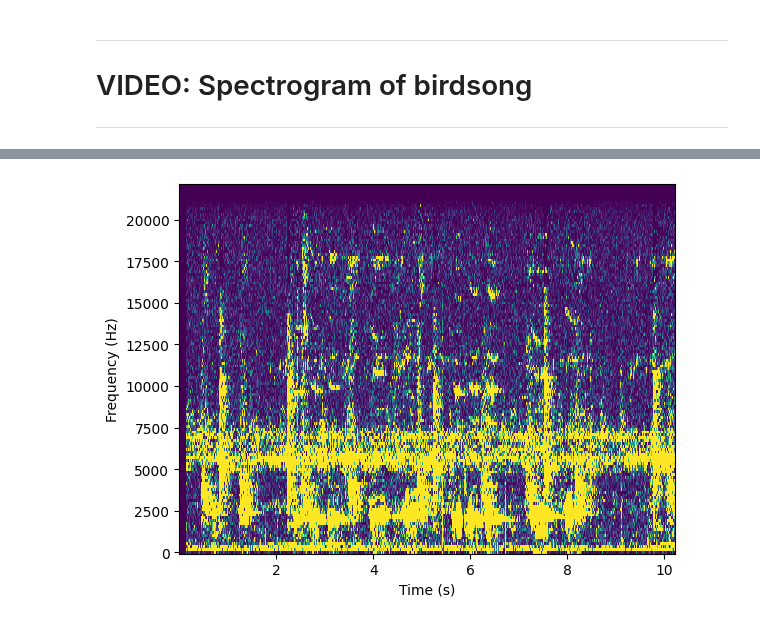
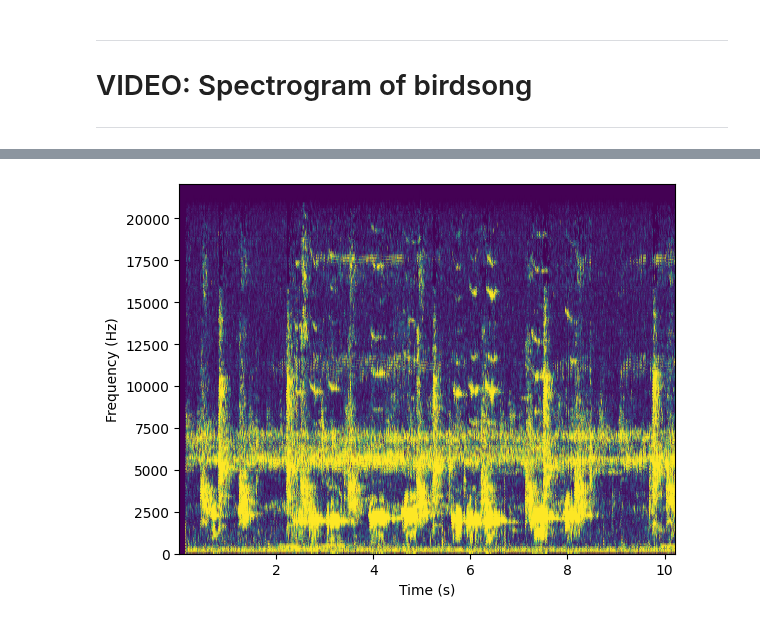
Before and after one commit to marzzelo/SignalProcessing, a Jupyter notebook: spectral/sigprocMXC_spectral.ipynb, the cells around one changed output, grey strips where cells are left out. Drawn from its saved outputs; the diff is of its cells as text; code cells hidden in the pictures.

```diff
--- a/spectral/sigprocMXC_spectral.ipynb
+++ b/spectral/sigprocMXC_spectral.ipynb
@@ -264,11 +268,11 @@ plt.show()
 # %%
 ## time-frequency analysis via spectrogram
 from scipy.signal import spectrogram
 
 frex, time, pwr = spectrogram(bc[:, 0], fs)
 
-plt.pcolormesh(time, frex, pwr, vmin=0, vmax=9)
+plt.pcolormesh(time, frex, pwr, vmin=0, vmax=9, shading='gouraud')  # other shading options: 'flat', 'nearest', 'gouraud', 'auto'
 plt.xlabel('Time (s)'), plt.ylabel('Frequency (Hz)')
 plt.show()
 # %% [output]
-[figure, old version]
+[figure, new version]
```
Also changed, not shown: parts of 7 cells of this notebook, 2 other files.
